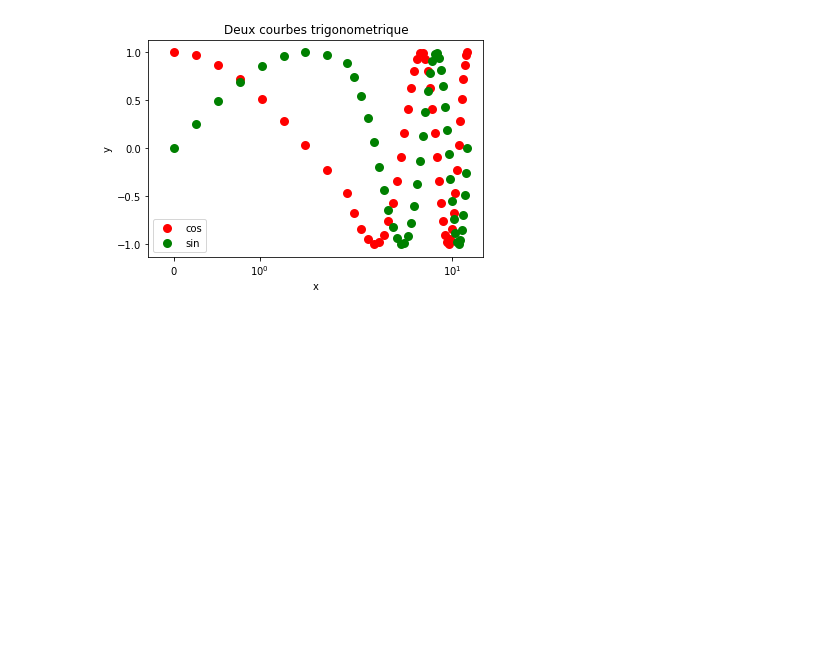
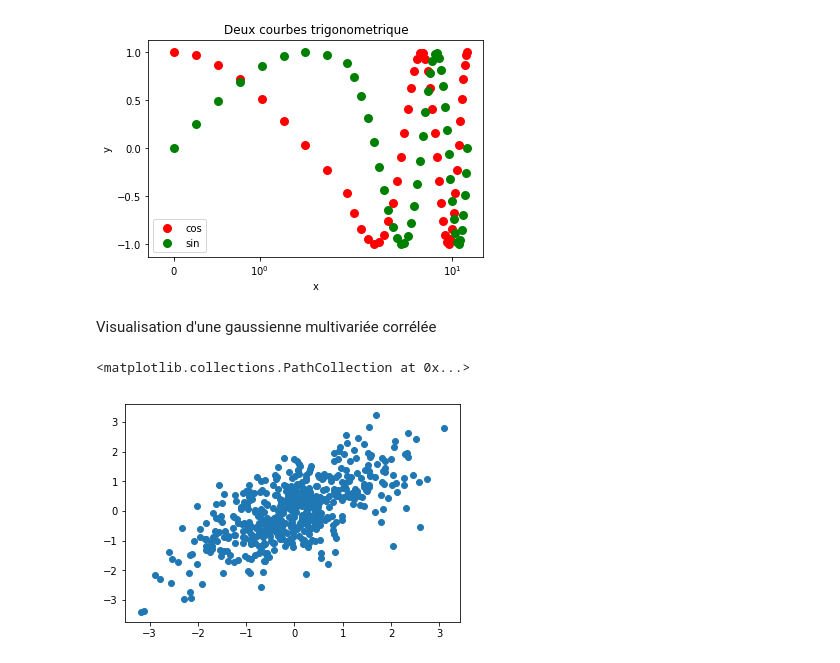
Before and after one commit to alexanderbuchholz/formation_utt, a Jupyter notebook: 2_matplotlib.ipynb, the cells around one changed output. Saved outputs shown, nothing was run; the diff lists cells and outputs as text; code cells hidden in the pictures; blank space fills up the shorter version.

Commit message:
add matplotlib

```diff
--- a/2_matplotlib.ipynb
+++ b/2_matplotlib.ipynb
@@ -42,3 +42,11 @@ plt.ylabel("y")
 plt.xscale('symlog')
 # %% [output]
 [figure]
+# %% [markdown]
+Visualisation d'une gaussienne multivariée corrélée
+# %%
+X = np.array([[0.4,1], [1,0.4]]).dot(np.random.normal(size=(2, 500)))
+plt.scatter(X[0,:], X[1,:])
+# %% [output]
+<matplotlib.collections.PathCollection at 0x...>
+[figure, added]
```
Also changed, not shown: parts of 2 cells of this notebook.
